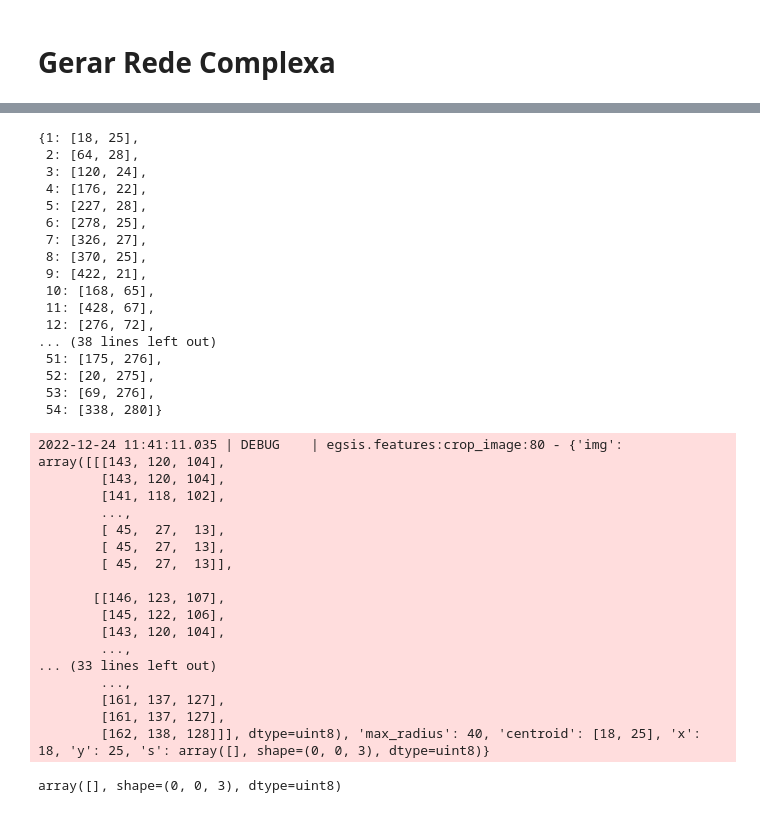
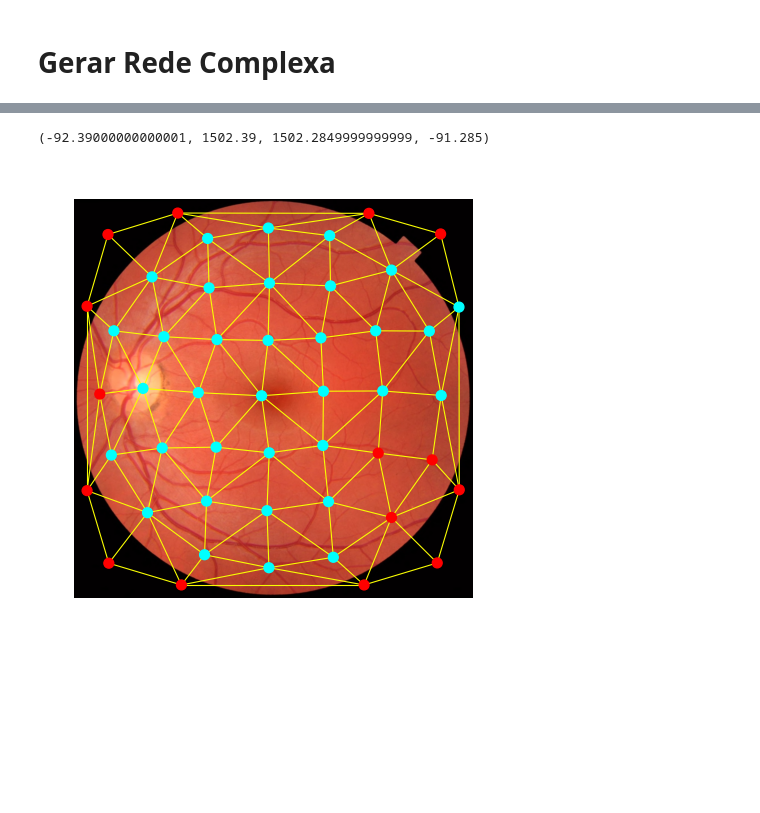
Before and after one commit to ryukinix/egsis, a Jupyter notebook: notebooks/model_egsis.ipynb, the cells around one changed output, grey strips where cells are left out. Cells and saved outputs as stored; diff of their text form; code cells hidden in the pictures; blank space fills up the shorter version.

Commit message:
Fix model egsis flow (#20)
Closes #19

```diff
--- a/notebooks/model_egsis.ipynb
+++ b/notebooks/model_egsis.ipynb
@@ -90,12 +97,5 @@ y = np.zeros(shape=superpixels.shape, dtype=np.int64)
 for superpixel, label in superpixel_labels.items():
     y[superpixels == superpixel] = label
 
-m = model.EGSIS(
-    superpixel_segments=53,
-    superpixel_sigma=0.3,
-    superpixel_compactness=40,
-    feature_extraction="comatrix"
-)
-
 G = m.fit_predict(X, y)
 # %% [output]
@@ -124,41 +119,12 @@ img[:, :, 2]
-# %%
-centroids
-# %% [output]
-{1: [18, 25],
- 2: [64, 28],
- 3: [120, 24],
- 4: [176, 22],
- 5: [227, 28],
- 6: [278, 25],
- 7: [326, 27],
- 8: [370, 25],
- 9: [422, 21],
- 10: [168, 65],
- 11: [428, 67],
- 12: [276, 72],
-... (38 lines left out)
- 51: [175, 276],
- 52: [20, 275],
- 53: [69, 276],
- 54: [338, 280]}
-# %%
-features.crop_image(img, max_radius=40, centroid=[18, 25])
-# %% [output]
-2022-12-24 11:41:11.035 | DEBUG    | egsis.features:crop_image:80 - {'img': array([[[143, 120, 104],
-        [143, 120, 104],
-        [141, 118, 102],
-        ...,
-        [ 45,  27,  13],
-        [ 45,  27,  13],
-        [ 45,  27,  13]],
-
-       [[146, 123, 107],
-        [145, 122, 106],
-        [143, 120, 104],
-        ...,
-... (33 lines left out)
-        ...,
-        [161, 137, 127],
-        [161, 137, 127],
-        [162, 138, 128]]], dtype=uint8), 'max_radius': 40, 'centroid': [18, 25], 'x': 18, 'y': 25, 's': array([], shape=(0, 0, 3), dtype=uint8)}
-array([], shape=(0, 0, 3), dtype=uint8)
+# %%
+default = "#aaaaaa"
+color_map = [labels_by_color.get(G.nodes[node].get("label"), default)
+             for node in G.nodes]
+
+plt.imshow(img)
+draw_complex_network(G, m.segments, node_size=50, node_color=color_map)
+plt.tight_layout()
+plt.axis('off')
+# %% [output]
+(-92.39000000000001, 1502.39, 1502.2849999999999, -91.285)
+[figure, added]
```
Also changed, not shown: parts of 9 cells of this notebook, 12 other files.
